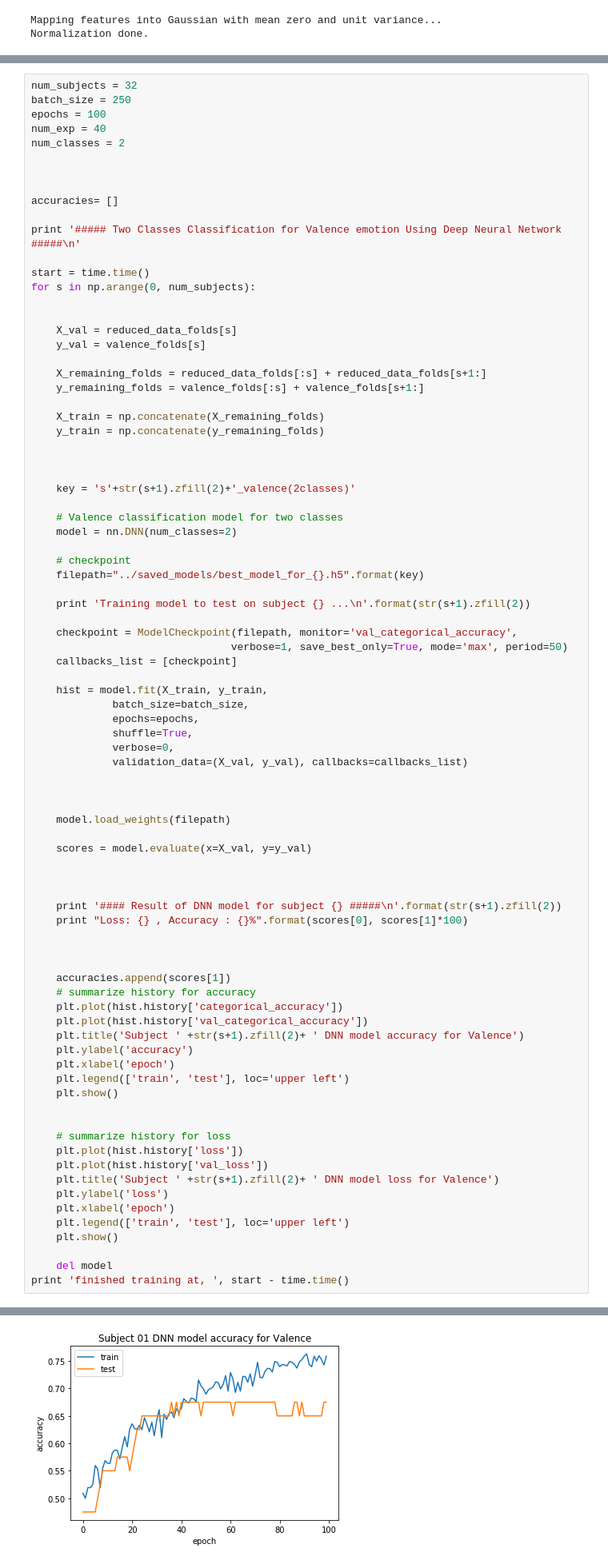
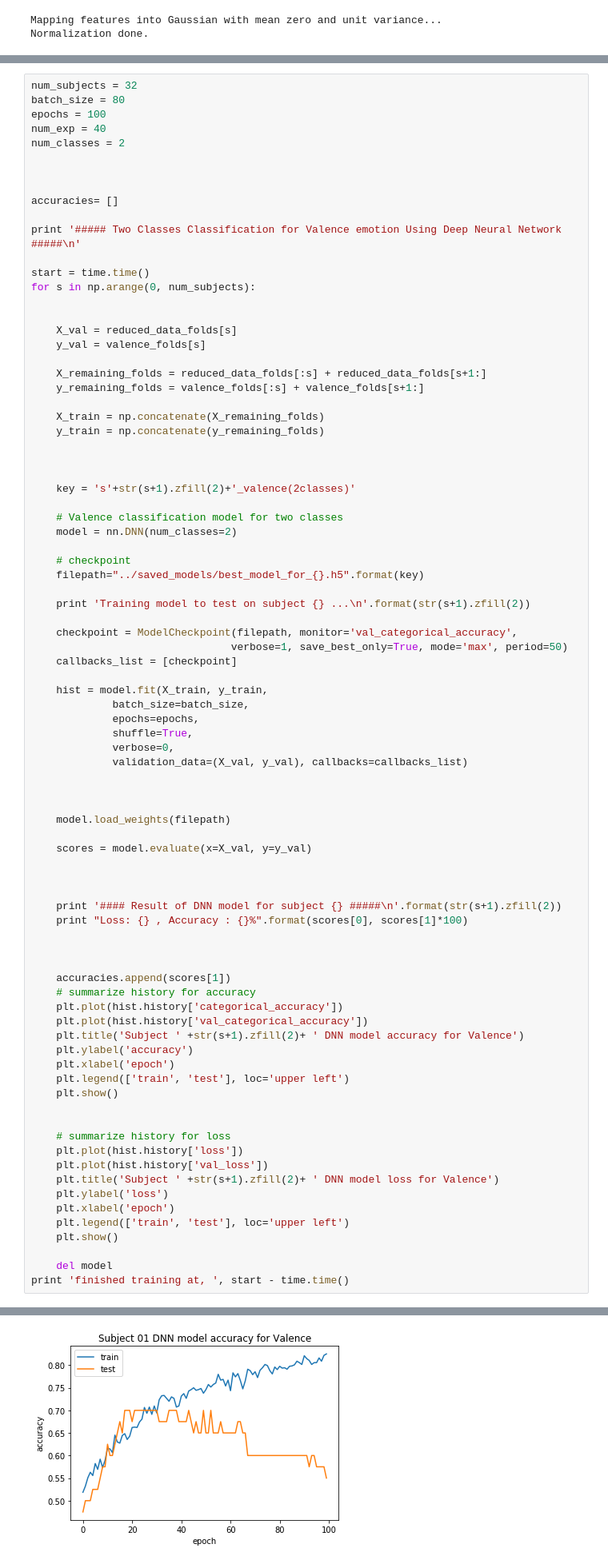
Before and after one commit to DangDangSister/course_project, a Jupyter notebook: DNN_valence_emotion_two_class.ipynb, the cells around one changed output, grey strips where cells are left out. Shown at 80% size. Saved outputs shown, nothing was run; the diff lists cells and outputs as text.

```diff
--- a/DNN_valence_emotion_two_class.ipynb
+++ b/DNN_valence_emotion_two_class.ipynb
@@ -63,7 +63,7 @@ Normalization done.
 # Train DNN model for two classes (low Valence / High Valence) classification
 # %%
 num_subjects = 32
-batch_size = 250
+batch_size = 80
 epochs = 100
 num_exp = 40
 num_classes = 2
@@ -159 +159 @@ Loss: 0.708493053913 , Accuracy : 67.5%
-[figure, old version]
+[figure, new version]
```
Also changed, not shown: parts of 3 cells of this notebook, 9 other files.
